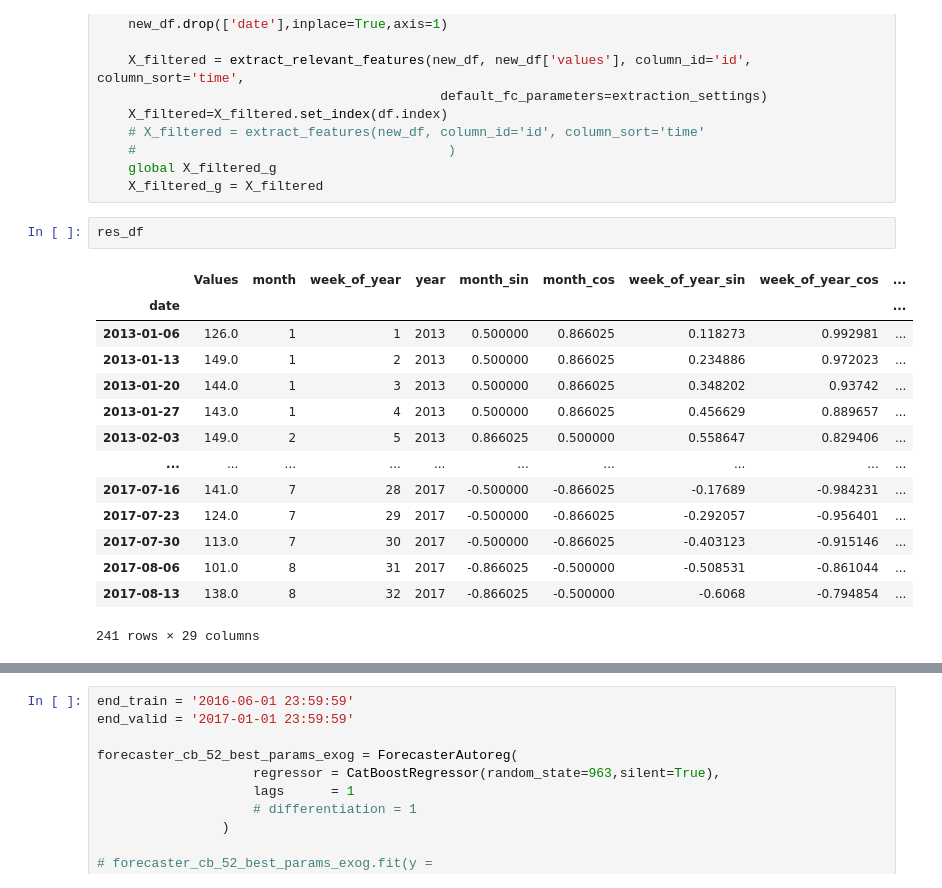
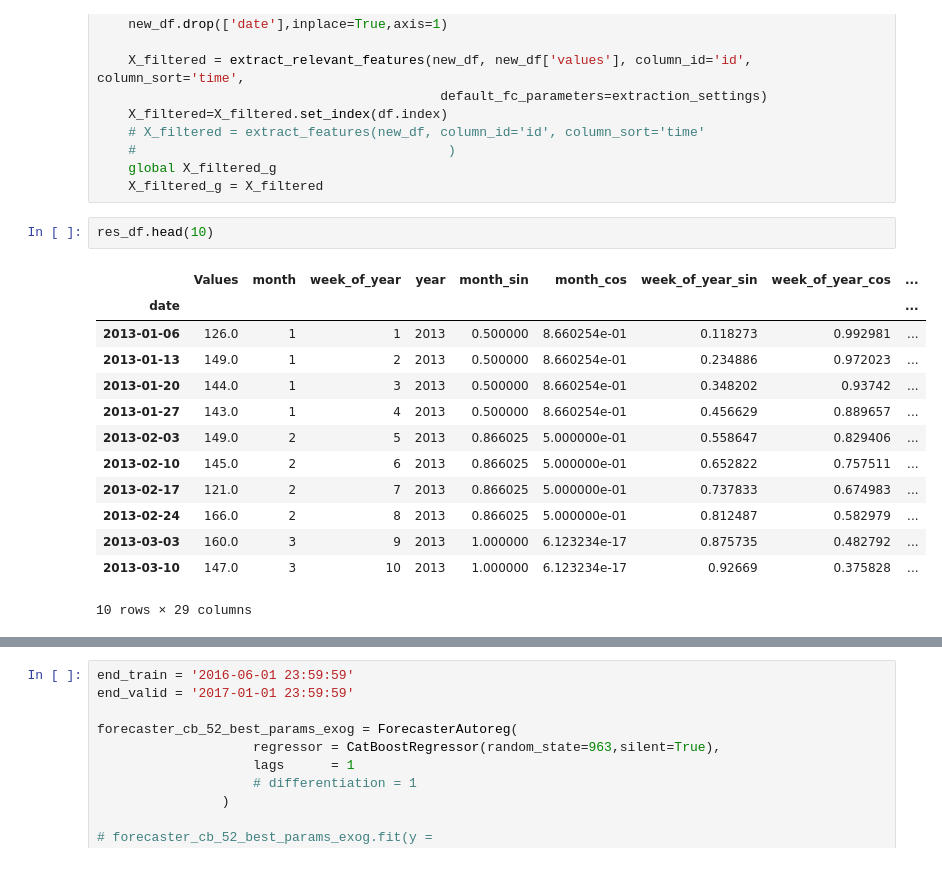
Before and after one commit to budennovsk/Pandas, a Jupyter notebook: forecast_Favorita_Grocery_2_2_week.ipynb, the cells around one changed output, grey strips where cells are left out. Cells and saved outputs as stored; diff of their text form.

```diff
--- a/forecast_Favorita_Grocery_2_2_week.ipynb
+++ b/forecast_Favorita_Grocery_2_2_week.ipynb
@@ -1027,22 +1028,21 @@ def tsfresh_func(df):
     global X_filtered_g
     X_filtered_g = X_filtered
 # %%
-res_df
+res_df.head(10)
 # %% [output]
 |  | Values | month | week_of_year | year | month_sin | month_cos | week_of_year_sin | week_of_year_cos | ... |
 | date |  |  |  |  |  |  |  |  | ... |
-| 2013-01-06 | 126.0 | 1 | 1 | 2013 | 0.500000 | 0.866025 | 0.118273 | 0.992981 | ... |
-| 2013-01-13 | 149.0 | 1 | 2 | 2013 | 0.500000 | 0.866025 | 0.234886 | 0.972023 | ... |
-| 2013-01-20 | 144.0 | 1 | 3 | 2013 | 0.500000 | 0.866025 | 0.348202 | 0.93742 | ... |
-| 2013-01-27 | 143.0 | 1 | 4 | 2013 | 0.500000 | 0.866025 | 0.456629 | 0.889657 | ... |
-| 2013-02-03 | 149.0 | 2 | 5 | 2013 | 0.866025 | 0.500000 | 0.558647 | 0.829406 | ... |
-| ... | ... | ... | ... | ... | ... | ... | ... | ... | ... |
-| 2017-07-16 | 141.0 | 7 | 28 | 2017 | -0.500000 | -0.866025 | -0.17689 | -0.984231 | ... |
-| 2017-07-23 | 124.0 | 7 | 29 | 2017 | -0.500000 | -0.866025 | -0.292057 | -0.956401 | ... |
-| 2017-07-30 | 113.0 | 7 | 30 | 2017 | -0.500000 | -0.866025 | -0.403123 | -0.915146 | ... |
-| 2017-08-06 | 101.0 | 8 | 31 | 2017 | -0.866025 | -0.500000 | -0.508531 | -0.861044 | ... |
-| 2017-08-13 | 138.0 | 8 | 32 | 2017 | -0.866025 | -0.500000 | -0.6068 | -0.794854 | ... |
+| 2013-01-06 | 126.0 | 1 | 1 | 2013 | 0.500000 | 8.660254e-01 | 0.118273 | 0.992981 | ... |
+| 2013-01-13 | 149.0 | 1 | 2 | 2013 | 0.500000 | 8.660254e-01 | 0.234886 | 0.972023 | ... |
+| 2013-01-20 | 144.0 | 1 | 3 | 2013 | 0.500000 | 8.660254e-01 | 0.348202 | 0.93742 | ... |
+| 2013-01-27 | 143.0 | 1 | 4 | 2013 | 0.500000 | 8.660254e-01 | 0.456629 | 0.889657 | ... |
+| 2013-02-03 | 149.0 | 2 | 5 | 2013 | 0.866025 | 5.000000e-01 | 0.558647 | 0.829406 | ... |
+| 2013-02-10 | 145.0 | 2 | 6 | 2013 | 0.866025 | 5.000000e-01 | 0.652822 | 0.757511 | ... |
+| 2013-02-17 | 121.0 | 2 | 7 | 2013 | 0.866025 | 5.000000e-01 | 0.737833 | 0.674983 | ... |
+| 2013-02-24 | 166.0 | 2 | 8 | 2013 | 0.866025 | 5.000000e-01 | 0.812487 | 0.582979 | ... |
+| 2013-03-03 | 160.0 | 3 | 9 | 2013 | 1.000000 | 6.123234e-17 | 0.875735 | 0.482792 | ... |
+| 2013-03-10 | 147.0 | 3 | 10 | 2013 | 1.000000 | 6.123234e-17 | 0.92669 | 0.375828 | ... |
-241 rows × 29 columns
+10 rows × 29 columns
 # %%
 X_filtered_g_1
 # %% [output]
```
Also changed, not shown: parts of 7 cells of this notebook.
